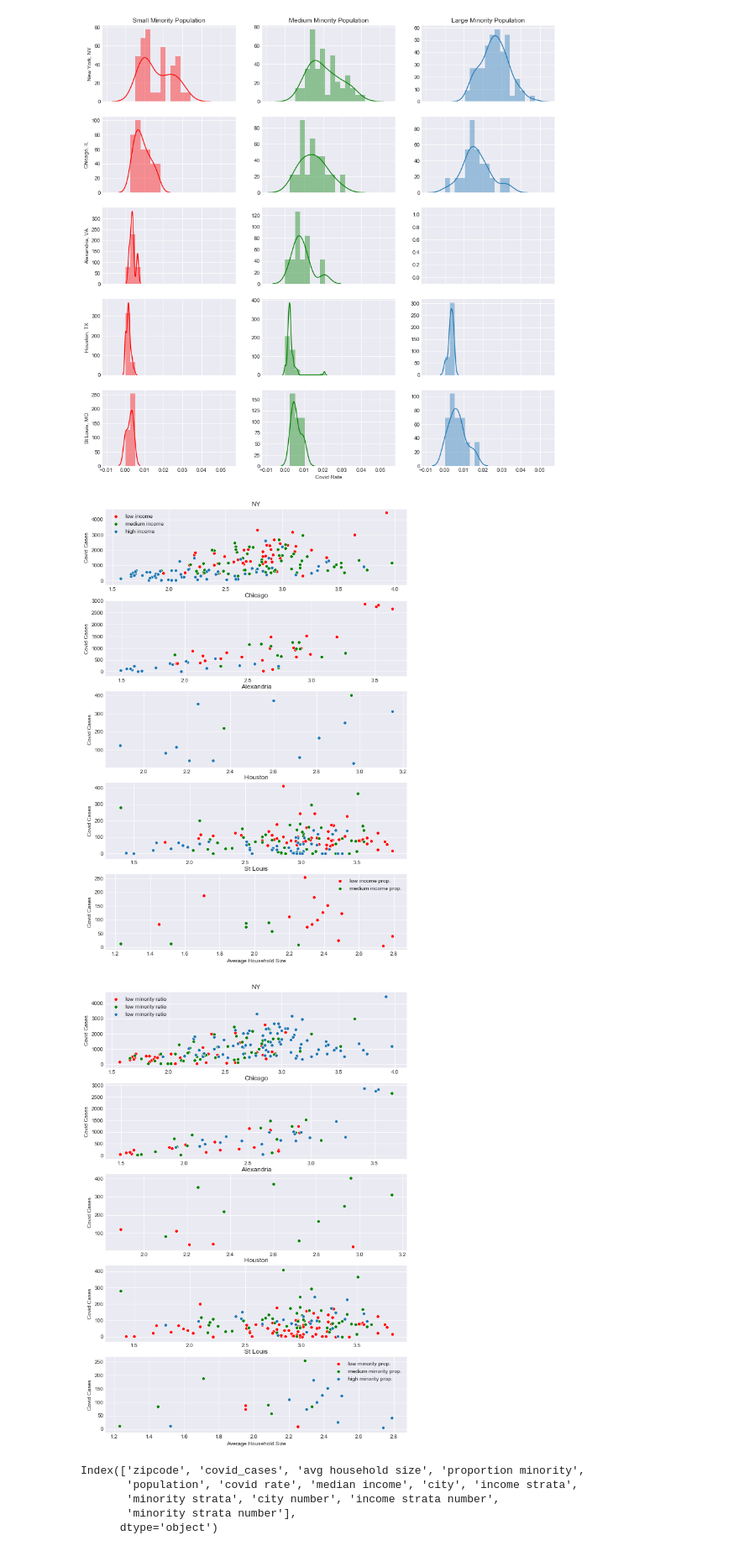
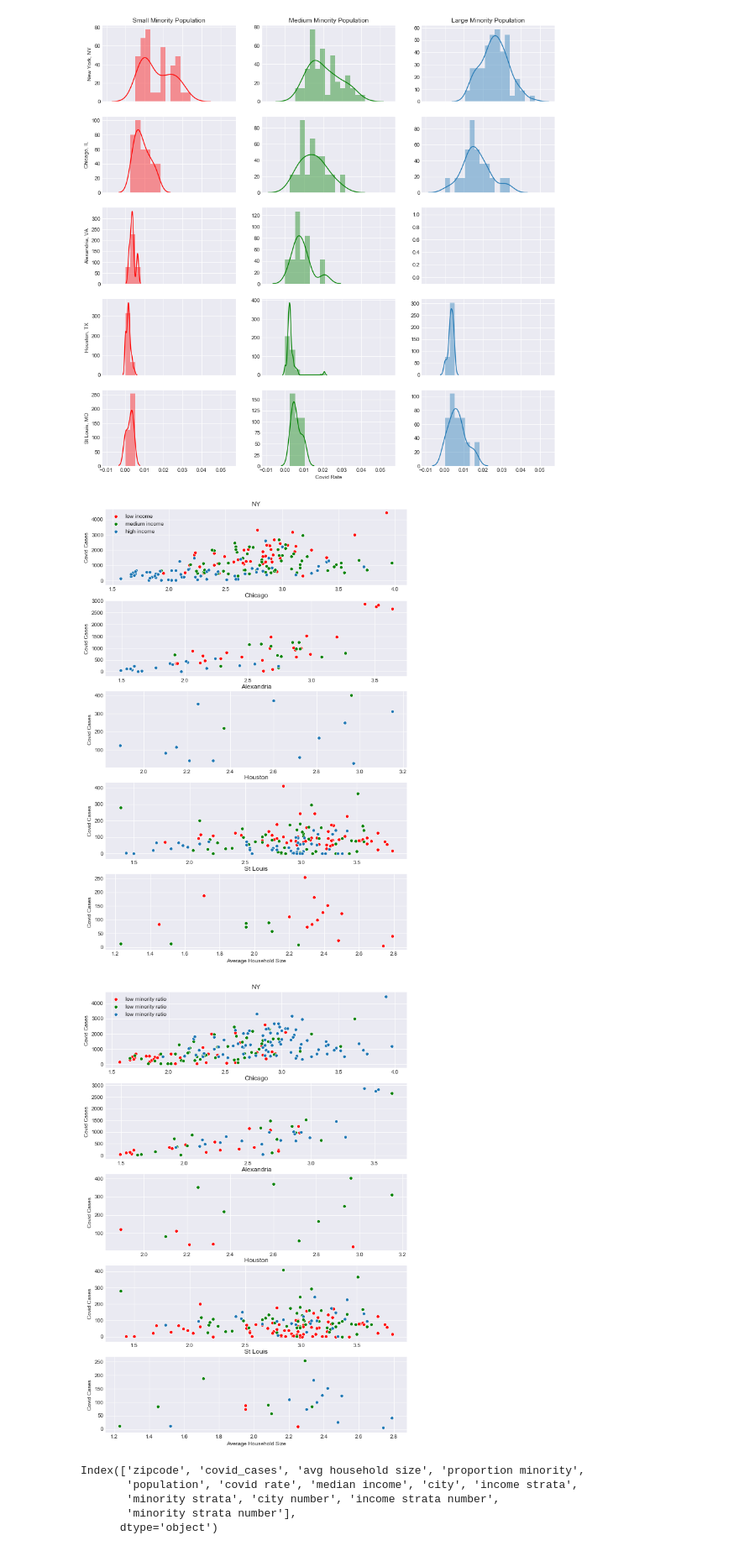
Before and after one commit to kay-wu/MIT-COVID-Datathon, a Jupyter notebook: covid_analysis_all_cities.ipynb, the cells around one changed output. Shown at 84% size. Cells and saved outputs as stored; diff of their text form; code cells hidden in the pictures.

```diff
--- a/covid_analysis_all_cities.ipynb
+++ b/covid_analysis_all_cities.ipynb
@@ -333,11 +333,11 @@ plt.ylabel('Covid Cases')
 
 plt.subplot(515)
 sns.scatterplot(data[(data['city']=='St Louis') & (data['income strata']=='low')]['avg household size'], \
-         data[(data['city']=='St Louis') & (data['income strata']=='low')]['covid_cases'], color='red',label='low income prop.')
+         data[(data['city']=='St Louis') & (data['income strata']=='low')]['covid_cases'], color='red')
 sns.scatterplot(data[(data['city']=='St Louis') & (data['income strata']=='medium')]['avg household size'], \
-         data[(data['city']=='St Louis') & (data['income strata']=='medium')]['covid_cases'], color='green', label='medium income prop.')
+         data[(data['city']=='St Louis') & (data['income strata']=='medium')]['covid_cases'], color='green')
 sns.scatterplot(data[(data['city']=='St Louis') & (data['income strata']=='high')]['avg household size'], \
-         data[(data['city']=='St Louis') & (data['income strata']=='high')]['covid_cases'], label='high income prop.')
+         data[(data['city']=='St Louis') & (data['income strata']=='high')]['covid_cases'])
 plt.title('St Louis')
 plt.xlabel('Average Household Size')
 plt.ylabel('Covid Cases')
@@ -345,7 +345,7 @@ plt.ylabel('Covid Cases')
 
 plt.savefig(os.path.join(figures_dir, 'scatterplots_income'),dpi=300)
 # %% [output]
-[figure, old version]
+[figure, new version]
 # %%
 plt.figure(figsize=(10,15))
 plt.subplot(511)
@@ -380,37 +380,37 @@ sns.scatterplot(data[(data['city']=='Alexandria') & (data['minority strata']=='m
 sns.scatterplot(data[(data['city']=='Alexandria') & (data['minority strata']=='high')]['avg household size'], \
          data[(data['city']=='Alexandria') & (data['minority strata']=='high')]['covid_cases'])
 plt.title('Alexandria')
 plt.xlabel(' ')
 plt.ylabel('Covid Cases')
 
 
 plt.subplot(514)
 sns.scatterplot(data[(data['city']=='Houston') & (data['minority strata']=='low')]['avg household size'], \
          data[(data['city']=='Houston') & (data['minority strata']=='low')]['covid_cases'], color='red')
 sns.scatterplot(data[(data['city']=='Houston') & (data['minority strata']=='medium')]['avg household size'], \
          data[(data['city']=='Houston') & (data['minority strata']=='medium')]['covid_cases'], color='green')
 sns.scatterplot(data[(data['city']=='Houston') & (data['minority strata']=='high')]['avg household size'], \
          data[(data['city']=='Houston') & (data['minority strata']=='high')]['covid_cases'])
 plt.title('Houston')
 plt.xlabel(' ')
 plt.ylabel('Covid Cases')
 
 
 plt.subplot(515)
 sns.scatterplot(data[(data['city']=='St Louis') & (data['minority strata']=='low')]['avg household size'], \
-         data[(data['city']=='St Louis') & (data['minority strata']=='low')]['covid_cases'], color='red',label='low minority prop.')
+         data[(data['city']=='St Louis') & (data['minority strata']=='low')]['covid_cases'], color='red')
 sns.scatterplot(data[(data['city']=='St Louis') & (data['minority strata']=='medium')]['avg household size'], \
-         data[(data['city']=='St Louis') & (data['minority strata']=='medium')]['covid_cases'], color='green', label='medium minority prop.')
+         data[(data['city']=='St Louis') & (data['minority strata']=='medium')]['covid_cases'], color='green')
 sns.scatterplot(data[(data['city']=='St Louis') & (data['minority strata']=='high')]['avg household size'], \
-         data[(data['city']=='St Louis') & (data['minority strata']=='high')]['covid_cases'], label='high minority prop.')
+         data[(data['city']=='St Louis') & (data['minority strata']=='high')]['covid_cases'])
 plt.title('St Louis')
 plt.xlabel('Average Household Size')
 plt.ylabel('Covid Cases')
 
 
 plt.savefig(os.path.join(figures_dir, 'scatterplots_minority'),dpi=300)
 # %% [output]
-[figure, old version]
+[figure, new version]
 # %%
 city_list = list(data['city'].unique())
 city_lookup = dict(zip(city_list, range(len(city_list))))
```
Also changed, not shown: parts of 20 cells of this notebook.
